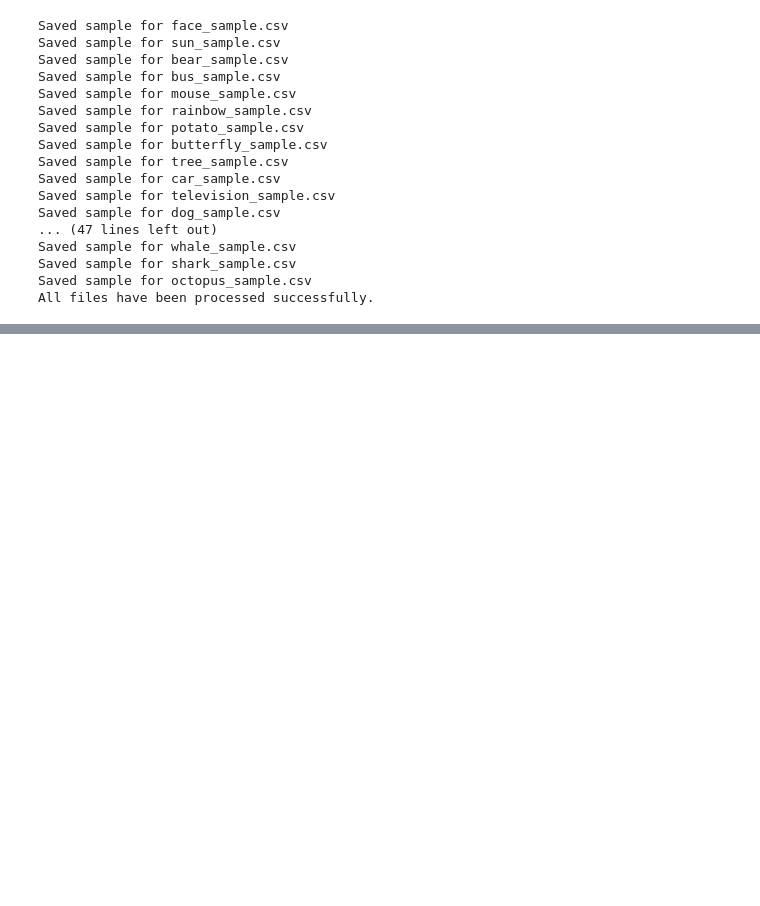
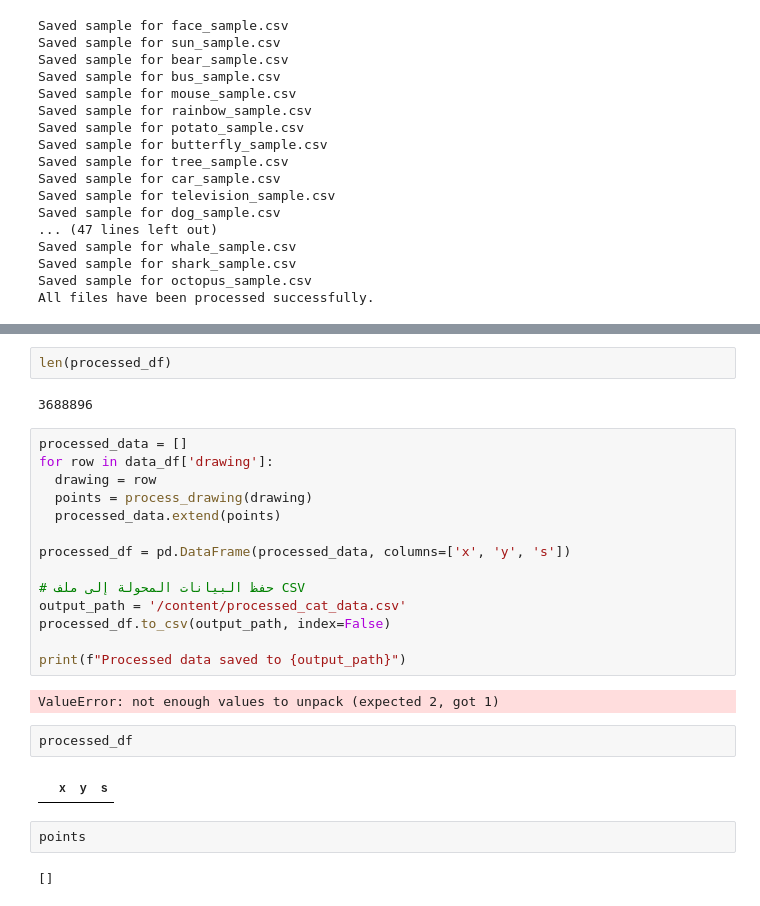
Before and after one commit to angiegh2002/recogonation-doodel, a Jupyter notebook: test_project_(1) (1).ipynb, the cells around one changed output, grey strips where cells are left out. Saved outputs shown, nothing was run; the diff lists cells and outputs as text; blank space fills up the shorter version.

```diff
--- a/test_project_(1) (1).ipynb
+++ b/test_project_(1) (1).ipynb
@@ -126,0 +211,28 @@ len(data_df)
+# %%
+len(processed_df)
+# %% [output]
+3688896
+# %%
+processed_data = []
+for row in data_df['drawing']:
+  drawing = row
+  points = process_drawing(drawing)
+  processed_data.extend(points)
+
+processed_df = pd.DataFrame(processed_data, columns=['x', 'y', 's'])
+
+# حفظ البيانات المحولة إلى ملف CSV
+output_path = '/content/processed_cat_data.csv'
+processed_df.to_csv(output_path, index=False)
+
+print(f"Processed data saved to {output_path}")
+# %% [output]
+ValueError: not enough values to unpack (expected 2, got 1)
+# %%
+processed_df
+# %% [output]
+|  | x | y | s |
+# %%
+points
+# %% [output]
+[]
```
Also changed, not shown: parts of 8 cells of this notebook.
